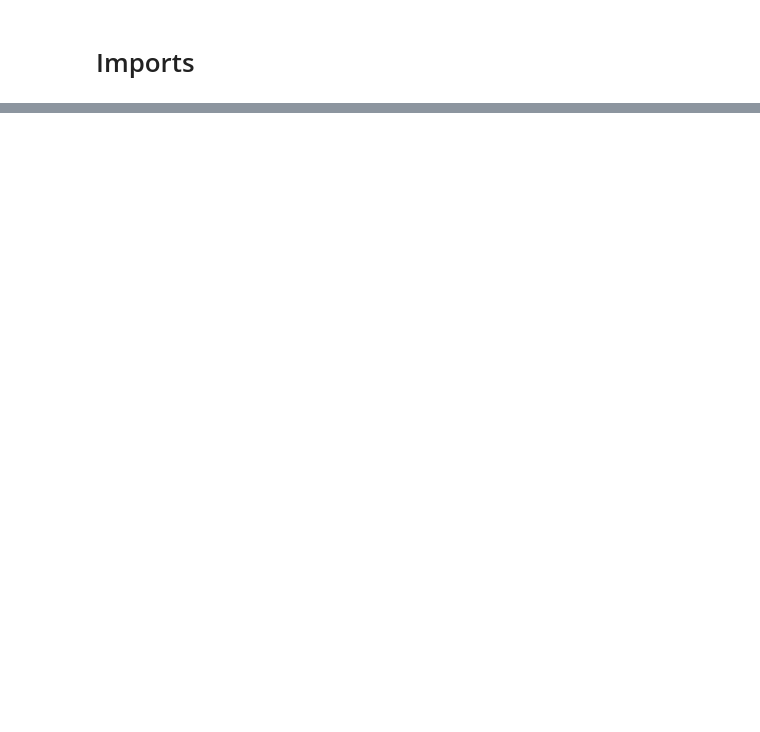
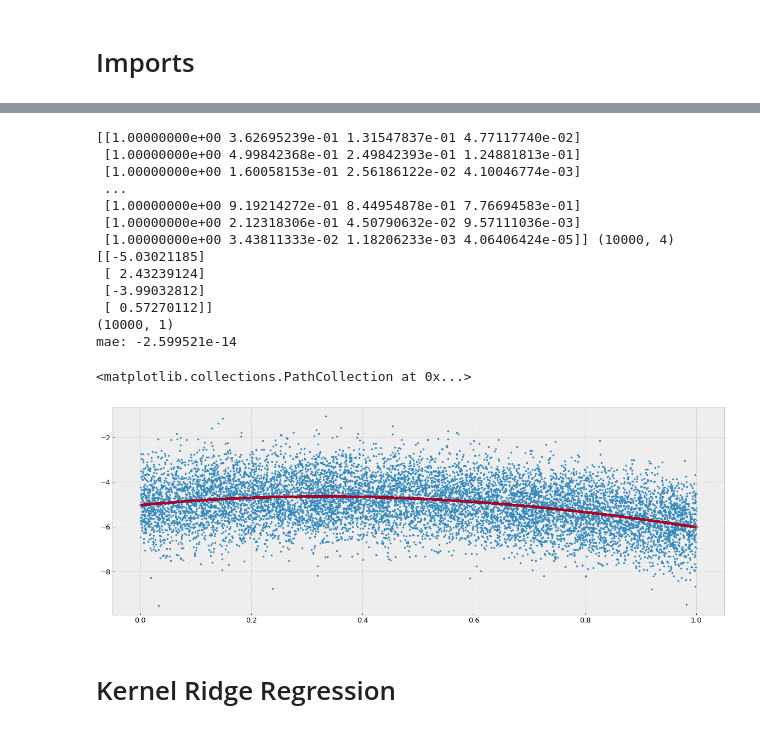
Before and after one commit to ithakis/Option-Replicating-Portfolio-with-Neural-Networks, a Jupyter notebook: Assignment3.ipynb, the cells around one changed output, grey strips where cells are left out. Drawn from its saved outputs; the diff is of its cells as text; code cells hidden in the pictures; blank space fills up the shorter version.

```diff
--- a/Assignment3.ipynb
+++ b/Assignment3.ipynb
@@ -733,0 +122,44 @@ sigma
+# %%
+from numpy.linalg import inv
+
+n = 10_000
+X = np.random.uniform(size=((n,1)))
+y = -5 + 2*X[:,[0]] + -3*X[:,[0]]**2 +  np.random.normal(size=(n,1))
+
+
+# x**0 , x**1 , x**2 , x**3 + np.log(x) ,
+degrees = 4
+w = np.random.normal(scale=.02, size=degrees)
+# kernel = lambda x : np.concatenate([np.ones_like(x), np.concatenate([(1/(1+np.exp(-x*w[_idx]))) for _idx in range(degrees)], axis=1)], axis=1)
+kernel = lambda x : np.concatenate([x**_idx for _idx in range(degrees)], axis=1)
+
+lam = .00
+K = kernel(X)
+print(K, K.shape)
+b = inv(K.T@K - lam*np.identity(K.shape[1]) ) @ (K.T@y)
+print(b)
+
+y_hat = K@b
+print(y_hat.shape)
+print(f'mae: {(y_hat-y).mean():e}')
+
+plt.scatter(X[:,0], y[:,0], marker='.')
+plt.scatter(X[:,0], y_hat[:,0], marker='.')
+# %% [output]
+[[1.00000000e+00 3.62695239e-01 1.31547837e-01 4.77117740e-02]
+ [1.00000000e+00 4.99842368e-01 2.49842393e-01 1.24881813e-01]
+ [1.00000000e+00 1.60058153e-01 2.56186122e-02 4.10046774e-03]
+ ...
+ [1.00000000e+00 9.19214272e-01 8.44954878e-01 7.76694583e-01]
+ [1.00000000e+00 2.12318306e-01 4.50790632e-02 9.57111036e-03]
+ [1.00000000e+00 3.43811333e-02 1.18206233e-03 4.06406424e-05]] (10000, 4)
+[[-5.03021185]
+ [ 2.43239124]
+ [-3.99032812]
+ [ 0.57270112]]
+(10000, 1)
+mae: -2.599521e-14
+<matplotlib.collections.PathCollection at 0x...>
+[figure, added]
+# %% [markdown]
+# Kernel Ridge Regression
```
Also changed, not shown: parts of 43 cells of this notebook, 8 other files.
